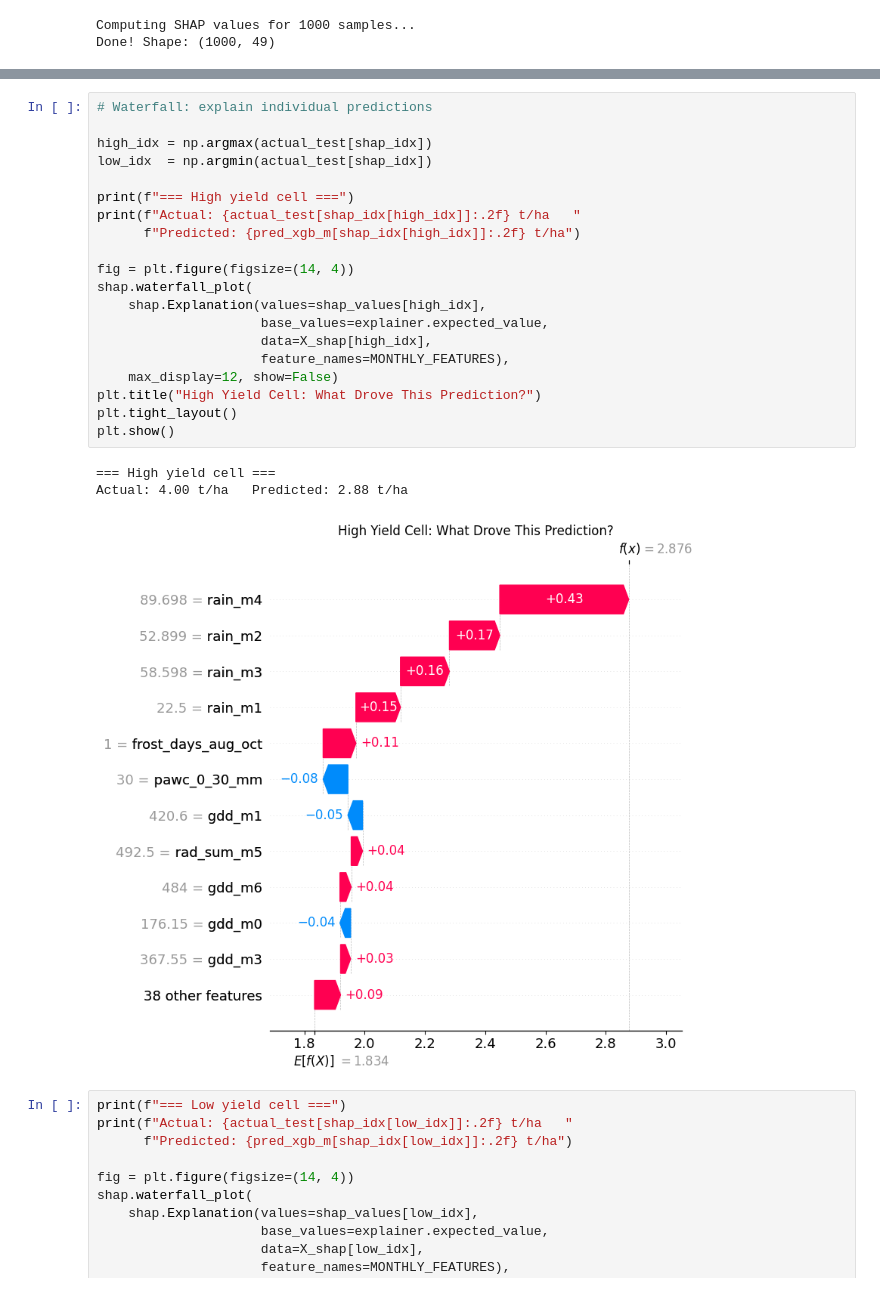
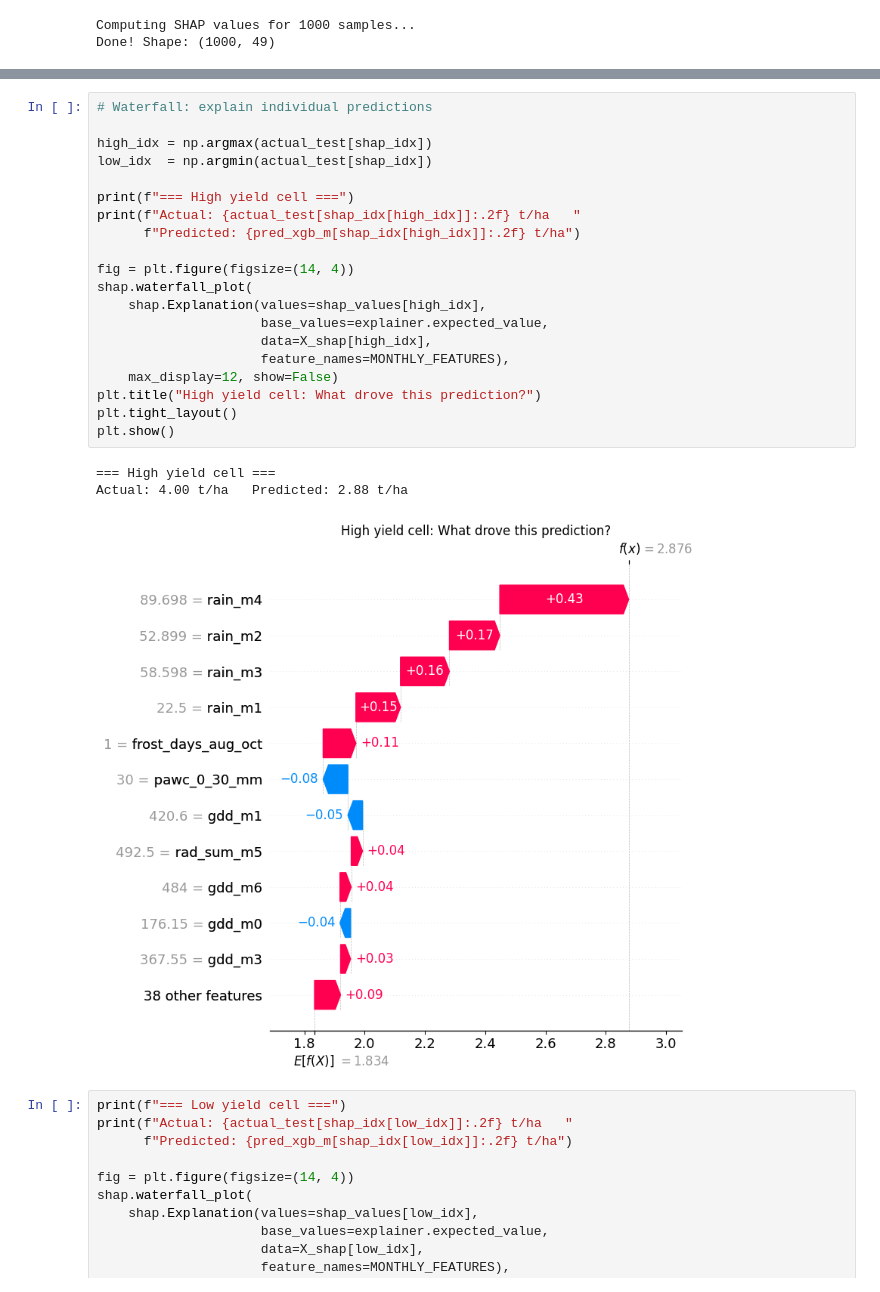
Before and after one commit to kellytrinh143/UNDP_ML_training, a Jupyter notebook: Session3_XGBoost.ipynb, the cells around one changed output, grey strips where cells are left out. Saved outputs shown, nothing was run; the diff lists cells and outputs as text.

```diff
--- a/Session3_XGBoost.ipynb
+++ b/Session3_XGBoost.ipynb
@@ -368,27 +368,27 @@ Reading the beeswarm:
 # %%
 # Waterfall: explain individual predictions
 
 high_idx = np.argmax(actual_test[shap_idx])
 low_idx  = np.argmin(actual_test[shap_idx])
 
 print(f"=== High yield cell ===")
 print(f"Actual: {actual_test[shap_idx[high_idx]]:.2f} t/ha   "
       f"Predicted: {pred_xgb_m[shap_idx[high_idx]]:.2f} t/ha")
 
 fig = plt.figure(figsize=(14, 4))
 shap.waterfall_plot(
     shap.Explanation(values=shap_values[high_idx],
                      base_values=explainer.expected_value,
                      data=X_shap[high_idx],
                      feature_names=MONTHLY_FEATURES),
     max_display=12, show=False)
-plt.title("High Yield Cell: What Drove This Prediction?")
+plt.title("High yield cell: What drove this prediction?")
 plt.tight_layout()
 plt.show()
 # %% [output]
 === High yield cell ===
 Actual: 4.00 t/ha   Predicted: 2.88 t/ha
-[figure, old version]
+[figure, new version]
 # %%
 print(f"=== Low yield cell ===")
 print(f"Actual: {actual_test[shap_idx[low_idx]]:.2f} t/ha   "
```
Also changed, not shown: parts of 2 cells of this notebook.
